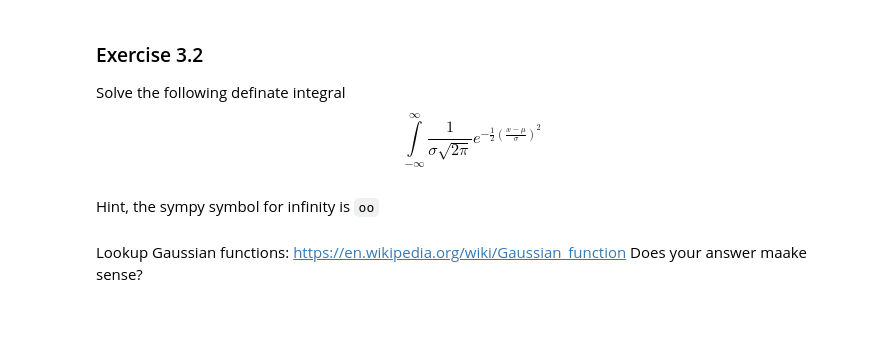
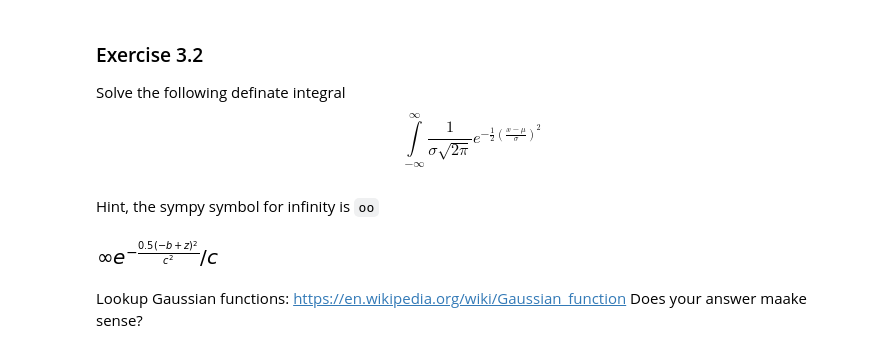
Before and after one commit to sju-chem264-2019/9-26-2019-symbolic-math-NatalieWilliams16, a Jupyter notebook: symbolic_math.ipynb, the cells around one changed output. Cells and saved outputs as stored; diff of their text form; code cells hidden in the pictures; blank space fills up the shorter version.

```diff
--- a/symbolic_math.ipynb
+++ b/symbolic_math.ipynb
@@ -216,0 +208,9 @@ TypeError: can't convert expression to float
+# %%
+#This took me forevverrrr
+import sympy as sym
+import numpy as num
+import math
+from sympy import exp
+x = sym.symbols('x')
+integ = exp(2*x)
+sym.integrate(integ,(x,0,5))
@@ -225,3 +225,20 @@ Hint, the sympy symbol for infinity is `oo`
+# %%
+# Your code here
+import math
+import sympy as sym
+import numpy as num
+from sympy import exp
+from sympy import sqrt
+
+sym.init_printing()
+
+z,b,c = sym.symbols('z,b,c')
+g1= exp((-1/2)*((z - b)/c)**2)
+g2=(1/c*sqrt(2*num.pi))
+gaussian= g1*g2
+sym.integrate(gaussian,(x,'-oo','oo'))
+# %% [output]
+[figure, added]
 # %% [markdown]
 Lookup Gaussian functions: https://en.wikipedia.org/wiki/Gaussian_function
 Does your answer maake sense?
```
Also changed, not shown: parts of 16 cells of this notebook.
